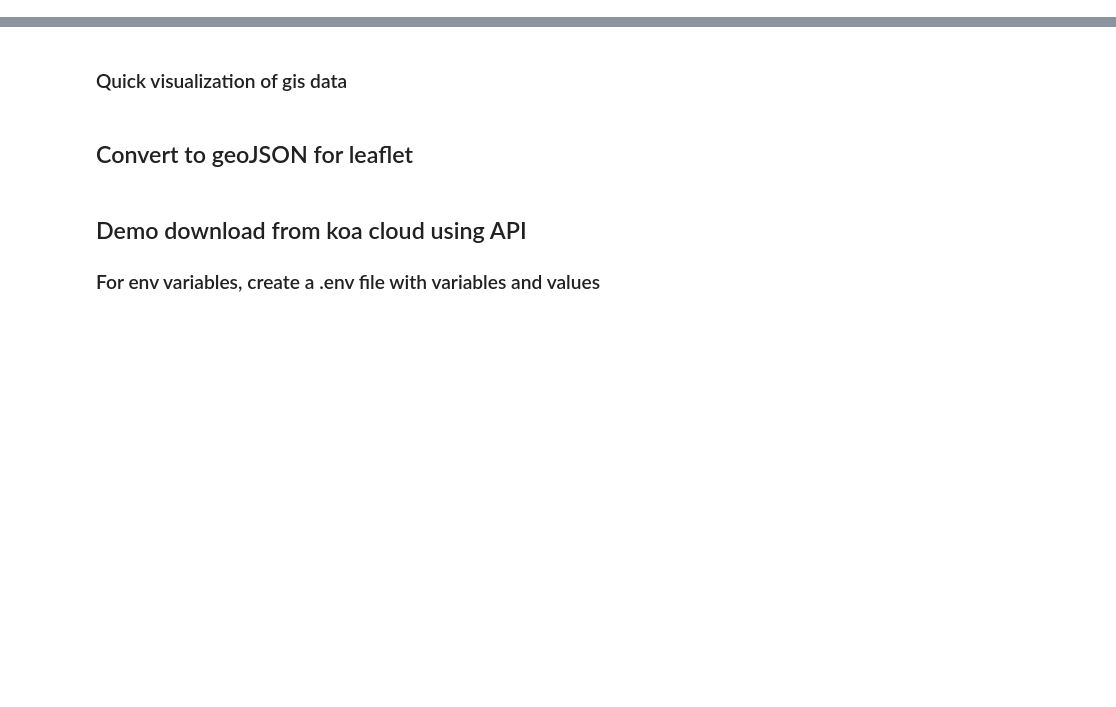
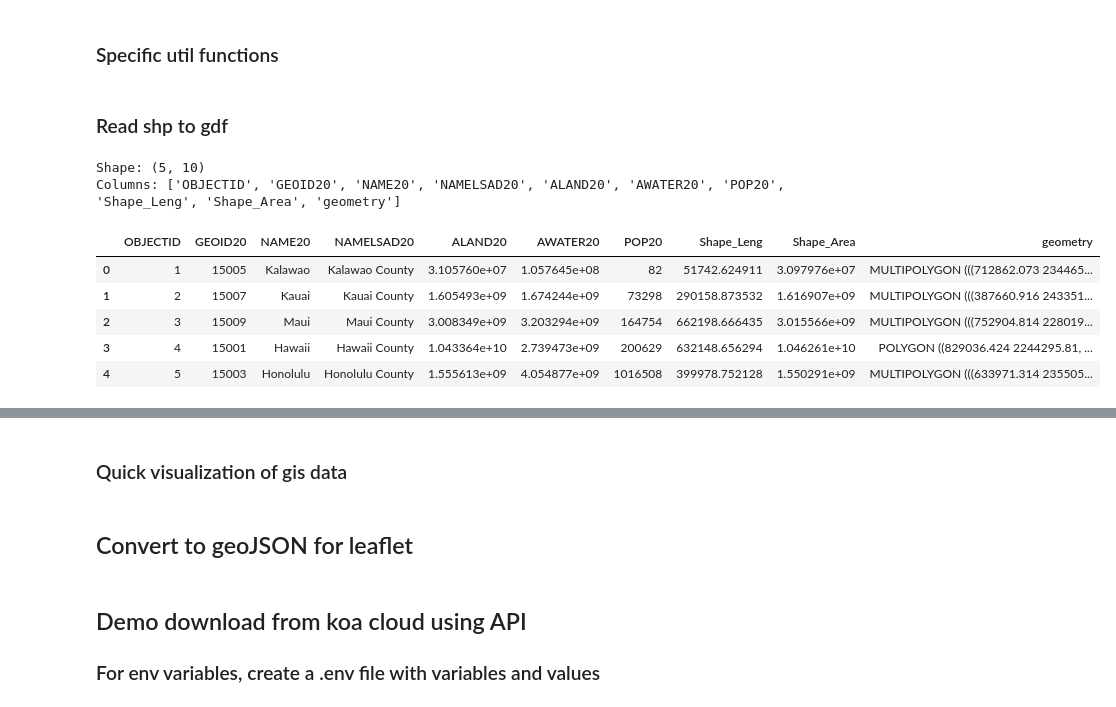
Before and after one commit to UH-CI/ccsvi-dashboard, a Jupyter notebook: notebooks/map_visual.ipynb, the cells around one changed output, grey strips where cells are left out. Drawn from its saved outputs; the diff is of its cells as text; code cells hidden in the pictures; blank space fills up the shorter version.

```diff
--- a/notebooks/map_visual.ipynb
+++ b/notebooks/map_visual.ipynb
@@ -10,4 +10,6 @@ import contextily as ctx
 from matplotlib.colors import LinearSegmentedColormap
 # %%
 # !conda install -y -c conda-forge pandas geopandas matplotlib numpy shapely contextily openpyxl
+# %% [markdown]
+### Specific util functions
 # %%
@@ -32,11 +34,23 @@ def clean_hh_geoid(geoid):
 # print(census_data.head(2))
 # print("\nColumn names:")
 # print(census_data.columns.tolist())
+# %% [markdown]
+### Read shp to gdf
 # %%
-file = "On-site_Sewage_Disposal_Systems_-_Oahu"
-gdf = gpd.read_file(f'/Users/andyyu/Desktop/GIS Data/done/On-site_Sewage_Disposal_Systems_-_Molokai/On-site_Sewage_Disposal_Systems_-_Molokai.shp')
+# file = "On-site_Sewage_Disposal_Systems_-_Oahu"
+# gdf = gpd.read_file(f'~/Desktop/GIS Data/done/On-site_Sewage_Disposal_Systems_-_Molokai/On-site_Sewage_Disposal_Systems_-_Molokai.shp')
+gdf = gpd.read_file(f'~/Desktop/GIS Data/2020CensusCountyBoundaries/county20.shp/county20.shp')
 
 print(f"Shape: {gdf.shape}")
 print(f"Columns: {gdf.columns.tolist()}")
-print(gdf.head(3))
+gdf.head(10)
+# %% [output]
+Shape: (5, 10)
+Columns: ['OBJECTID', 'GEOID20', 'NAME20', 'NAMELSAD20', 'ALAND20', 'AWATER20', 'POP20', 'Shape_Leng', 'Shape_Area', 'geometry']
+|  | OBJECTID | GEOID20 | NAME20 | NAMELSAD20 | ALAND20 | AWATER20 | POP20 | Shape_Leng | Shape_Area | geometry |
+| 0 | 1 | 15005 | Kalawao | Kalawao County | 3.105760e+07 | 1.057645e+08 | 82 | 51742.624911 | 3.097976e+07 | MULTIPOLYGON (((712862.073 234465... |
+| 1 | 2 | 15007 | Kauai | Kauai County | 1.605493e+09 | 1.674244e+09 | 73298 | 290158.873532 | 1.616907e+09 | MULTIPOLYGON (((387660.916 243351... |
+| 2 | 3 | 15009 | Maui | Maui County | 3.008349e+09 | 3.203294e+09 | 164754 | 662198.666435 | 3.015566e+09 | MULTIPOLYGON (((752904.814 228019... |
+| 3 | 4 | 15001 | Hawaii | Hawaii County | 1.043364e+10 | 2.739473e+09 | 200629 | 632148.656294 | 1.046261e+10 | POLYGON ((829036.424 2244295.81, ... |
+| 4 | 5 | 15003 | Honolulu | Honolulu County | 1.555613e+09 | 4.054877e+09 | 1016508 | 399978.752128 | 1.550291e+09 | MULTIPOLYGON (((633971.314 235505... |
 # %%
```
Also changed, not shown: parts of 7 cells of this notebook.
